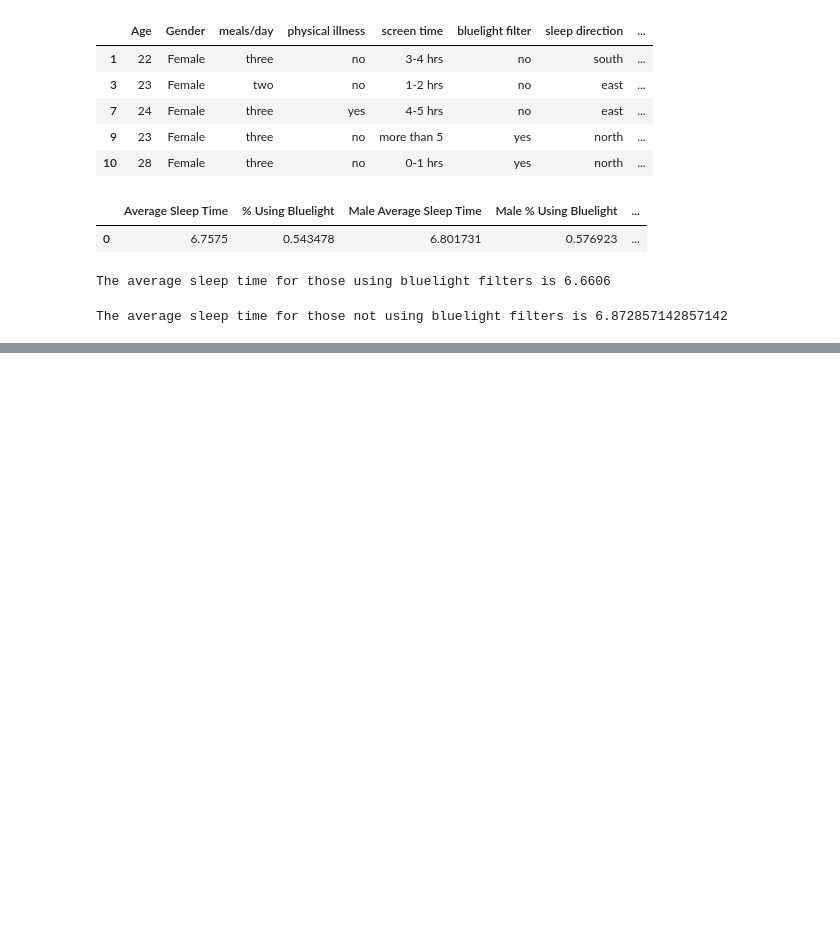
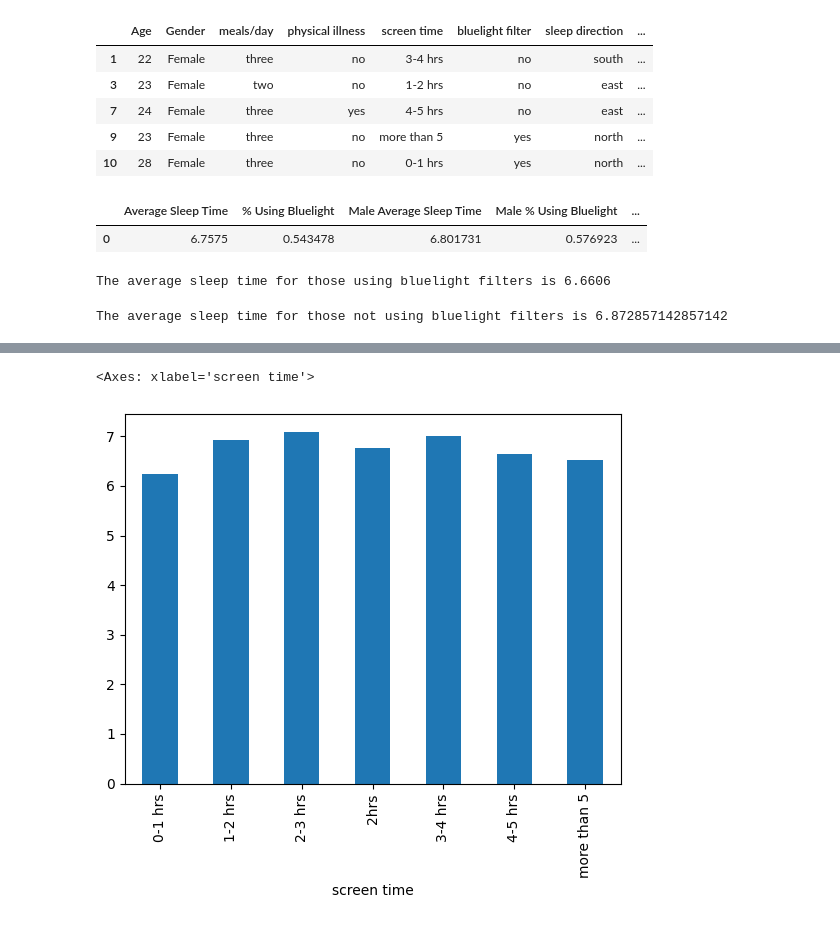
Before and after one commit to bthomasw/project1, a Jupyter notebook: Initial analysis of bluelight data.ipynb, the cells around one changed output, grey strips where cells are left out. Drawn from its saved outputs; the diff is of its cells as text; code cells hidden in the pictures; blank space fills up the shorter version.

```diff
--- a/Initial analysis of bluelight data.ipynb
+++ b/Initial analysis of bluelight data.ipynb
@@ -92,0 +159,6 @@ The average sleep time for those not using bluelight filters is 6.87285714285714
+# %%
+direction = df.groupby('screen time')['sleep time'].mean()
+direction.plot.bar()
+# %% [output]
+<Axes: xlabel='screen time'>
+[figure, added]
```
Also changed, not shown: parts of 22 cells of this notebook, 13 other files.
